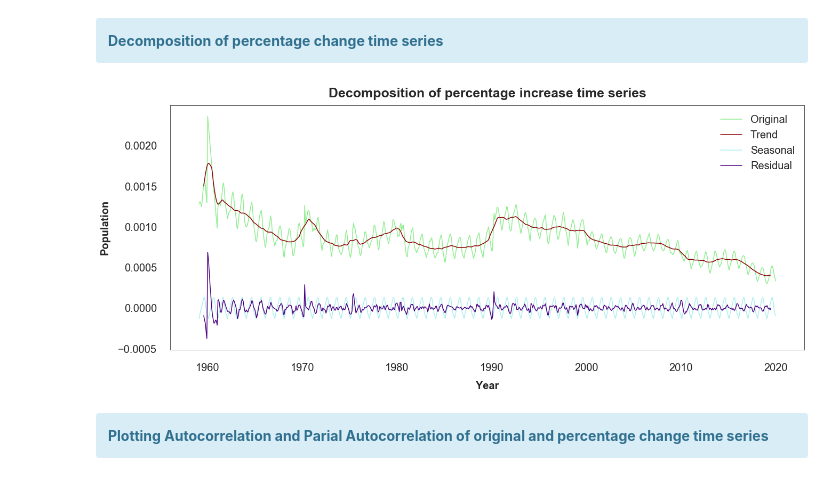
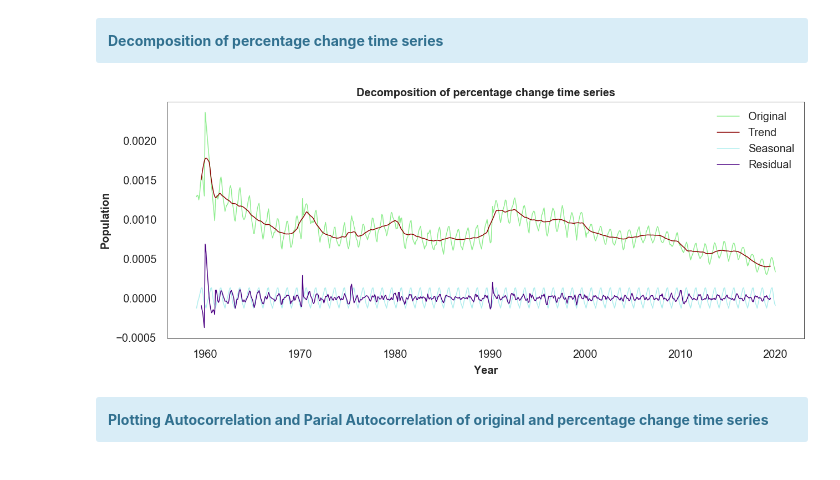
Before and after one commit to Pedro-Ivo/Population_Time_Series, a Jupyter notebook: United States population growth.ipynb, the cells around one changed output. Saved outputs shown, nothing was run; the diff lists cells and outputs as text; code cells hidden in the pictures.

```diff
--- a/United States population growth.ipynb
+++ b/United States population growth.ipynb
@@ -80,14 +80,14 @@ year = int(input('Type the year you want to plot from 1959 to 2019: '))
 if year > 1958 and year < 2020:
     plt.figure(figsize = (20,10))
     plt.rc('font', weight = 'normal')
-    plt.title('Population growth on year %.0f' % year, weight = 'bold', fontsize = 25, pad = 15)
+    plt.title('Population growth on year %.0f' % year, weight = 'bold', fontsize = 20, pad = 10)
     plt.xlabel('Year-Month', weight = 'bold', fontsize = 20, labelpad = 15)
     plt.ylabel('Population', weight = 'bold', fontsize = 20,  labelpad = 15)
     plt.xticks(fontsize = 20)
     plt.yticks(fontsize = 20)
-    plt.tick_params(axis = 'both', pad = 15, size = 10)
+    plt.tick_params(axis = 'both', pad = 10, size = 10)
     plt.tight_layout()
-    plt.rc('font', size = 15)
+    plt.rc('font', size = 10)
     dfyear1 = df[df.index.year == year]
     plt.plot(dfyear1, color = 'darkblue')
     plt.show()
@@ -106,14 +106,14 @@ year_p = int(input('Type the year you wanna stop from 1960 to 2019: '))
 if year_s > 1958 and year_s < year_p and year_p > year_s and year_p < 2020:
     plt.figure(figsize = (20,10))
     plt.rc('font', weight = 'normal')
-    plt.title('Population growth from %.0f to %.0d' % (year_s, year_p), weight = 'bold', fontsize = 25, pad = 15)
-    plt.xlabel('Year', weight = 'bold', fontsize = 20, labelpad = 15)
-    plt.ylabel('Population', weight = 'bold', fontsize = 20, labelpad = 15)
+    plt.title('Population growth from %.0f to %.0d' % (year_s, year_p), weight = 'bold', fontsize = 20, pad = 10)
+    plt.xlabel('Year', weight = 'bold', fontsize = 20, labelpad = 10)
+    plt.ylabel('Population', weight = 'bold', fontsize = 20, labelpad = 10)
     plt.xticks(fontsize = 20)
     plt.yticks(fontsize = 20)
-    plt.tick_params(axis = 'both', pad = 15, size = 10)
+    plt.tick_params(axis = 'both', pad = 10, size = 10)
     plt.tight_layout()
-    plt.rc('font', size = 15)
+    plt.rc('font', size = 10)
     dfyear2 = df[(df.index.year >= year_s) & (df.index.year <= year_p)]
     plt.plot(dfyear2, color = 'darkblue')
     plt.show()
@@ -155,12 +155,12 @@ pct_fix = pct._get_numeric_data().dropna()
 plt.figure(figsize = (20,10))
 plt.xticks(fontsize = 20)
 plt.yticks(fontsize = 20)
-plt.tick_params(axis = 'both', pad = 15, size = 10)
+plt.tick_params(axis = 'both', pad = 10, size = 10)
 plt.tight_layout()
-plt.rc('font', size = 15)
+plt.rc('font', size = 10)
 ax = sns.distplot(pct_fix, bins = 10, color = 'black', kde = True, hist = True)
 ax.set_title('Distribution of population growth', weight = 'bold', fontsize = 20, pad = 10)
-ax.set_xlabel('% Chance', weight = 'bold', fontsize = 20, labelpad = 20)
+ax.set_xlabel('% Change', weight = 'bold', fontsize = 20, labelpad = 20)
 ax.set_ylabel('Population growth', weight = 'bold', fontsize = 20, labelpad = 20)
 ax.tick_params(labelsize = 20, length = 10)
 start, end = plt.ylim()
@@ -217,33 +217,33 @@ Reject Ho - Percentage change Time Series is Stationary
 <b>Decomposition of percentage change time series</b>
 </div>
 # %%
-# Decomposition of first difference time series
+# Decomposition of percentage change time series
 decomposition = seasonal_decompose(pct_fix)
-# Trend of first difference time series
+# Trend of percentage change time series
 trend = decomposition.trend
-# Seasonal of first difference time series
+# Seasonal of percentage change time series
 seasonal = decomposition.seasonal
-# Residual of first difference time series
+# Residual of percentage change time series
 residual = decomposition.resid
 
 plt.figure(figsize = (20,10))
-plt.title('Decomposition of percentage increase time series', weight = 'bold', fontsize = 25, pad = 15)
-plt.xlabel('Year', weight = 'bold', fontsize = 20, labelpad = 15)
-plt.ylabel('Population', weight = 'bold', fontsize = 20, labelpad = 15)
+plt.title('Decomposition of percentage change time series', weight = 'bold', fontsize = 20, pad = 10)
+plt.xlabel('Year', weight = 'bold', fontsize = 20, labelpad = 10)
+plt.ylabel('Population', weight = 'bold', fontsize = 20, labelpad = 10)
 plt.xticks(fontsize = 20)
 plt.yticks(fontsize = 20)
-plt.tick_params(axis = 'both', pad = 15, size = 10)
-plt.tight_layout(pad = 5)
-plt.rc('font', size = 15)
+plt.tick_params(axis = 'both', pad = 10, size = 10)
+plt.tight_layout(pad = 10)
+plt.rc('font', size = 10)
 plt.rc('font', weight = 'normal')
 plt.plot(pct_fix, label = 'Original', color = 'lightgreen')
 plt.plot(trend, label = 'Trend', color = 'darkred')
 plt.plot(seasonal, label = 'Seasonal', color = 'paleturquoise')
 plt.plot(residual, label = 'Residual', color = 'indigo')
 plt.legend(loc = 'upper right', prop = {'size':20}, frameon = False)
 plt.show()
 # %% [output]
-[figure, old version]
+[figure, new version]
 # %% [markdown]
 <div class="alert alert-block alert-info">
 <b>Plotting Autocorrelation and Parial Autocorrelation of original and percentage change time series</b>
```
Also changed, not shown: parts of 7 cells of this notebook.
